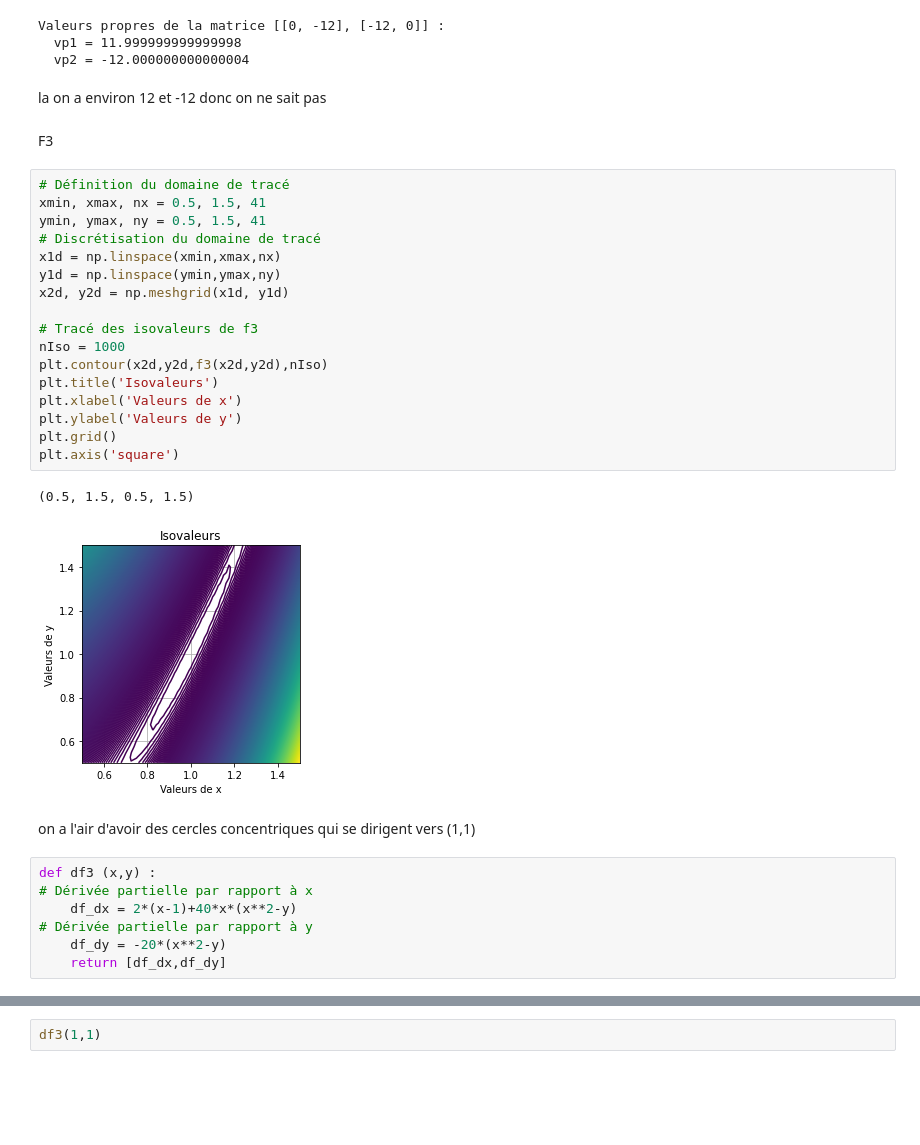
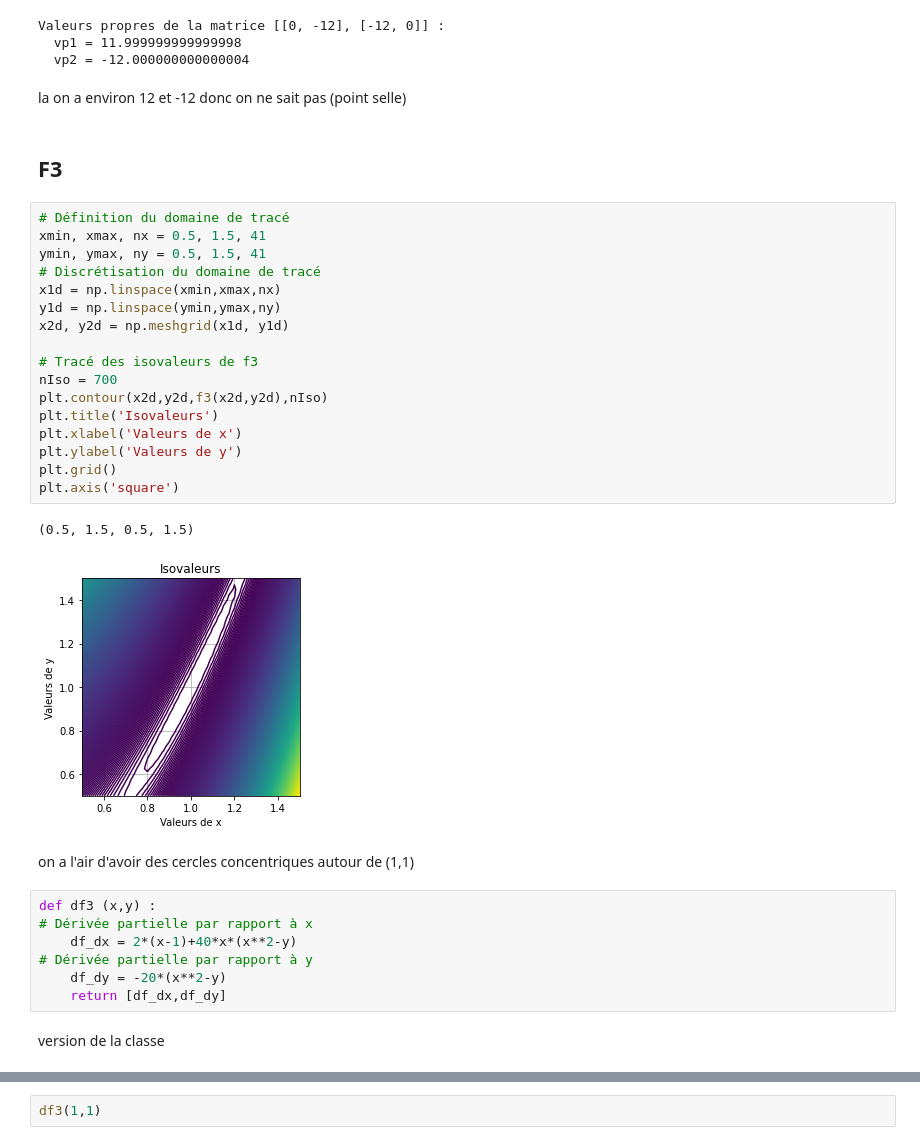
Before and after one commit to ArmandBroutinDev/python, a Jupyter notebook: Introduction_optimisation.ipynb, the cells around one changed output, grey strips where cells are left out. Drawn from its saved outputs; the diff is of its cells as text; blank space fills up the shorter version.

```diff
--- a/Introduction_optimisation.ipynb
+++ b/Introduction_optimisation.ipynb
@@ -298,31 +306,31 @@ Valeurs propres de la matrice [[0, -12], [-12, 0]] :
   vp1 = 11.999999999999998
   vp2 = -12.000000000000004
 # %% [markdown]
-la on a environ 12 et -12 donc on ne sait pas
+la on a environ 12 et -12 donc on ne sait pas (point selle)
-# %% [markdown]
-F3
+# %% [markdown]
+## F3
 # %%
 # Définition du domaine de tracé
 xmin, xmax, nx = 0.5, 1.5, 41
 ymin, ymax, ny = 0.5, 1.5, 41
 # Discrétisation du domaine de tracé
 x1d = np.linspace(xmin,xmax,nx)
 y1d = np.linspace(ymin,ymax,ny)
 x2d, y2d = np.meshgrid(x1d, y1d)
 
 # Tracé des isovaleurs de f3
-nIso = 1000
+nIso = 700
 plt.contour(x2d,y2d,f3(x2d,y2d),nIso)
 plt.title('Isovaleurs')
 plt.xlabel('Valeurs de x')
 plt.ylabel('Valeurs de y')
 plt.grid()
 plt.axis('square')
 # %% [output]
 (0.5, 1.5, 0.5, 1.5)
-[figure, old version]
+[figure, new version]
 # %% [markdown]
-on a l'air d'avoir des cercles concentriques qui se dirigent vers (1,1)
+on a l'air d'avoir des cercles concentriques autour de (1,1)
 # %%
 def df3 (x,y) :
 # Dérivée partielle par rapport à x
@@ -330,3 +338,5 @@ def df3 (x,y) :
 # Dérivée partielle par rapport à y
     df_dy = -20*(x**2-y)
     return [df_dx,df_dy]
+# %% [markdown]
+version de la classe
```
Also changed, not shown: parts of 10 cells of this notebook.
